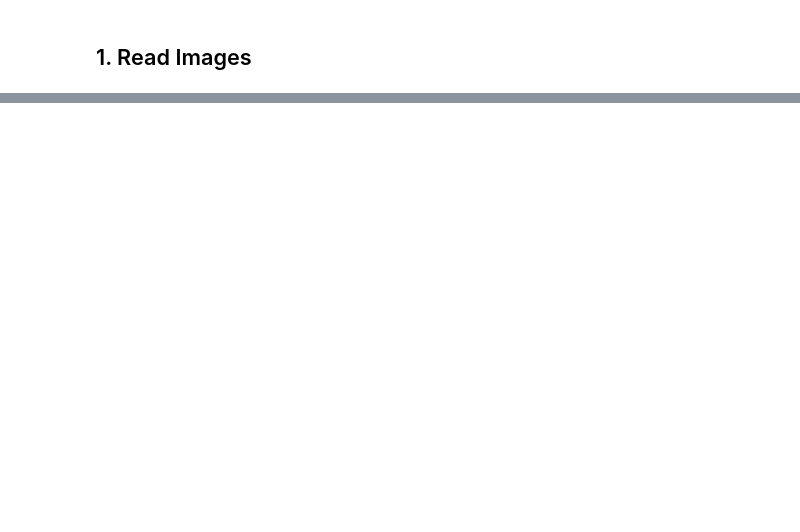
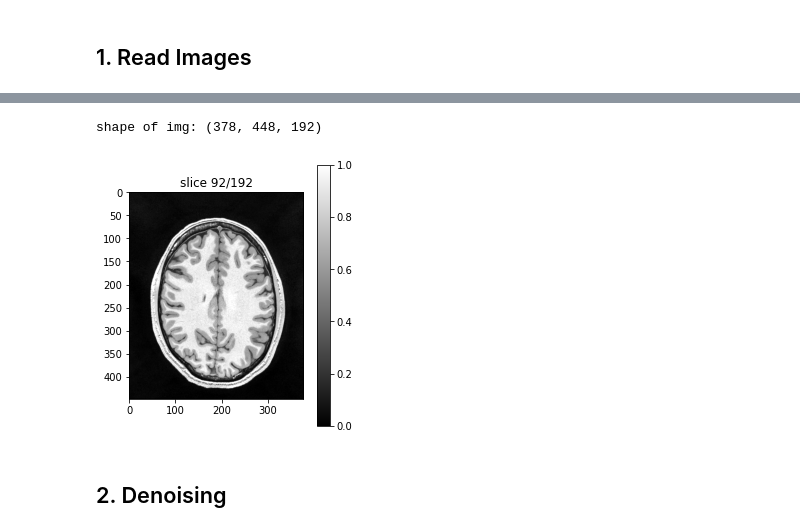
Before and after one commit to 10258392511/MIA_Exercises, a Jupyter notebook: image_denoising/run_image_denoising.ipynb, the cells around one changed output, grey strips where cells are left out. Drawn from its saved outputs; the diff is of its cells as text; code cells hidden in the pictures; blank space fills up the shorter version.

```diff
--- a/image_denoising/run_image_denoising.ipynb
+++ b/image_denoising/run_image_denoising.ipynb
@@ -27,0 +28,10 @@ shape of img: (378, 448, 192)
+# %%
+filename = "data/MPR_500um_32_avg.norm.norm.nii"
+img_ref = read_nii_image(filename)
+print(f"shape of img: {img_ref.shape}")
+visualize_nii_slice(img_ref, slice_num)
+# %% [output]
+shape of img: (378, 448, 192)
+[figure, added]
+# %% [markdown]
+## 2. Denoising
```
Also changed, not shown: parts of 33 cells of this notebook, 5 other files.
